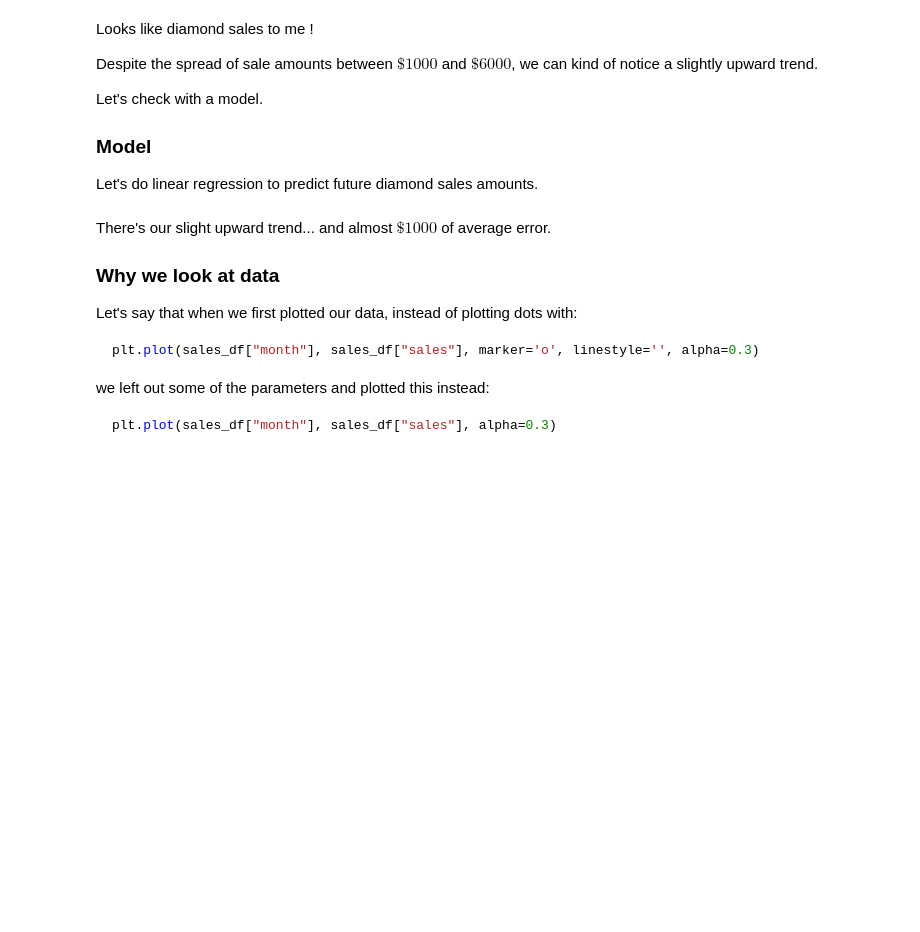
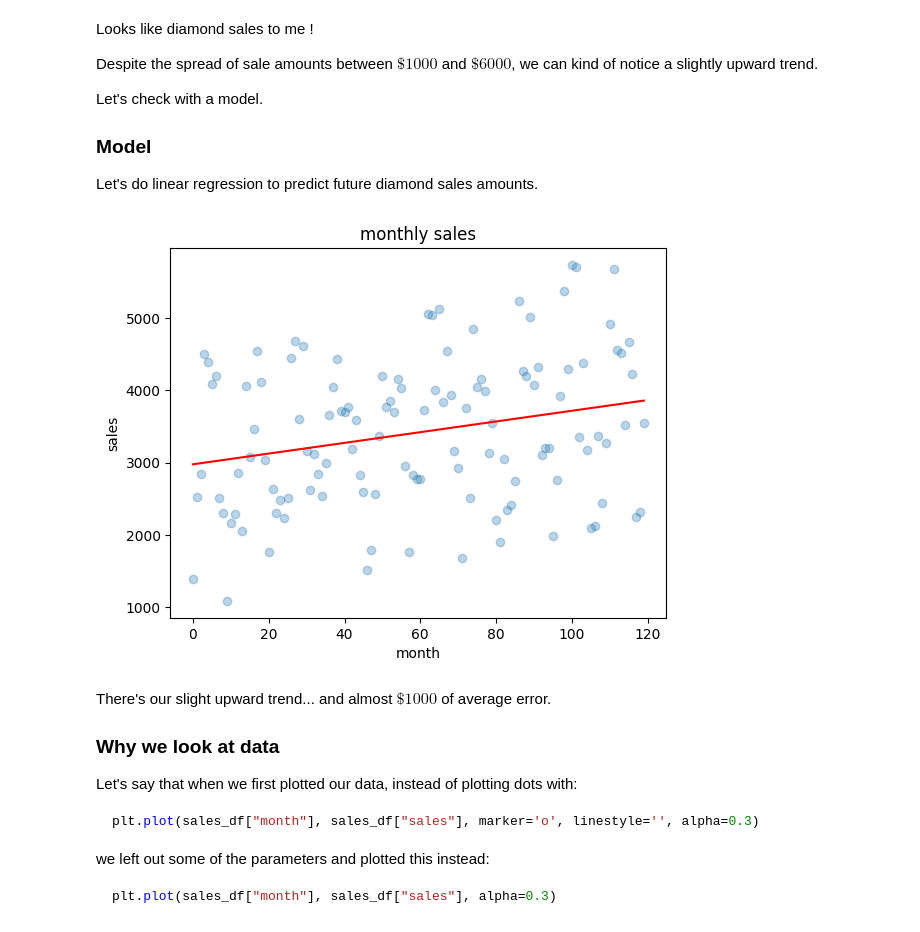
Before and after one commit to kaoriogawa-PSAM-5020-spring2026/WK06-in-class, a Jupyter notebook: WK06.ipynb, the cells around one changed output. Drawn from its saved outputs; the diff is of its cells as text; code cells hidden in the pictures; blank space fills up the shorter version.

```diff
--- a/WK06.ipynb
+++ b/WK06.ipynb
@@ -643,19 +645,27 @@ Let's do linear regression to predict future diamond sales amounts.
 # %%
 # TODO: train a Linear Regression predictor for sales based on month
 
 ## 3. Normalize: we only have one input. No need.
 ## 4. Separate the outcome variable and the independent variables
+sales = sales_df[["sales"]]
+month = sales_df[["month"]]
 ## 5. Create a LinearRegression object and fit a model that relates sales amounts to month
+sales_model = LinearRegression().fit(month, sales)
 ## 6. Run the model on the training data
+predicted_sales = sales_model.predict(month)
 ## 7. Measure error
+regression_error(sales, predicted_sales)
+
 
 # Plot predictions
 plt.plot(sales_df["month"], sales_df["sales"], marker='o', linestyle='', alpha=0.3)
 plt.plot(sales_df["month"], predicted_sales, marker='', color='r')
 plt.title("monthly sales")
 plt.xlabel("month")
 plt.ylabel("sales")
 plt.show()
+# %% [output]
+[figure, added]
 # %% [markdown]
 There's our slight upward trend... and almost $\$1000$ of average error.
 
```
Also changed, not shown: parts of 4 cells of this notebook.
